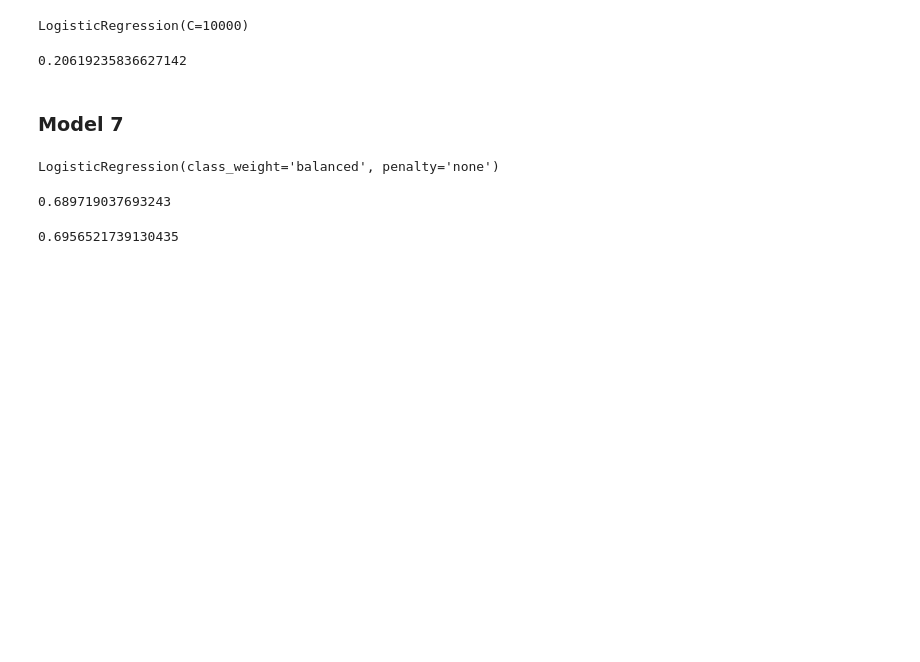
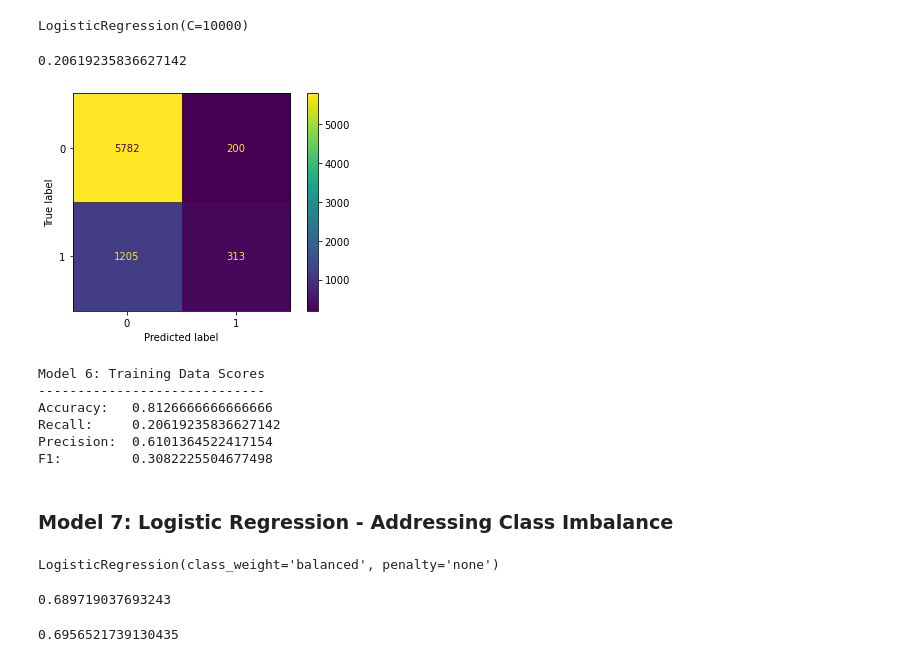
Before and after one commit to SamBen804/Bank_Customer_Churn_Analysis, a Jupyter notebook: Final_Notebook.ipynb, the cells around one changed output. Saved outputs shown, nothing was run; the diff lists cells and outputs as text; code cells hidden in the pictures; blank space fills up the shorter version.

```diff
--- a/Final_Notebook.ipynb
+++ b/Final_Notebook.ipynb
@@ -692,8 +748,26 @@ LogisticRegression(C=10000)
 recall_score(y_train, model_6.predict(X_features))
 # %% [output]
 0.20619235836627142
+# %%
+plot_confusion_matrix(model_6, X_features, y_train);
+# %% [output]
+[figure, added]
+# %%
+print('Model 6: Training Data Scores')
+print('-----------------------------')
+print(f'Accuracy:   {accuracy_score(y_train, model_6.predict(X_features))}')
+print(f'Recall:     {recall_score(y_train, model_6.predict(X_features))}')
+print(f'Precision:  {precision_score(y_train, model_6.predict(X_features))}')
+print(f'F1:         {f1_score(y_train, model_6.predict(X_features))}')
+# %% [output]
+Model 6: Training Data Scores
+-----------------------------
+Accuracy:   0.8126666666666666
+Recall:     0.20619235836627142
+Precision:  0.6101364522417154
+F1:         0.3082225504677498
 # %% [markdown]
-### Model 7
+### Model 7: Logistic Regression - Addressing Class Imbalance
 # %%
 model_7 = LogisticRegression(class_weight='balanced', penalty='none')
 model_7.fit(X_features, y_train)
```
Also changed, not shown: parts of 27 cells of this notebook.
